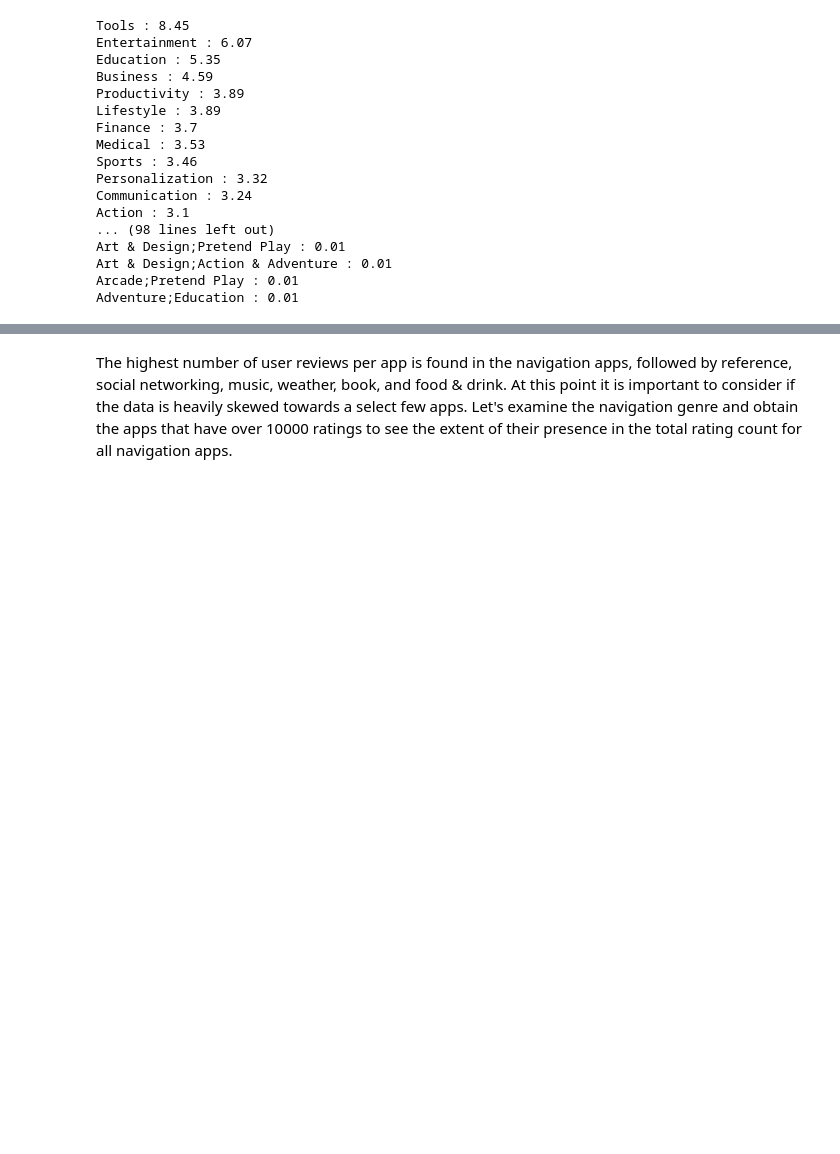
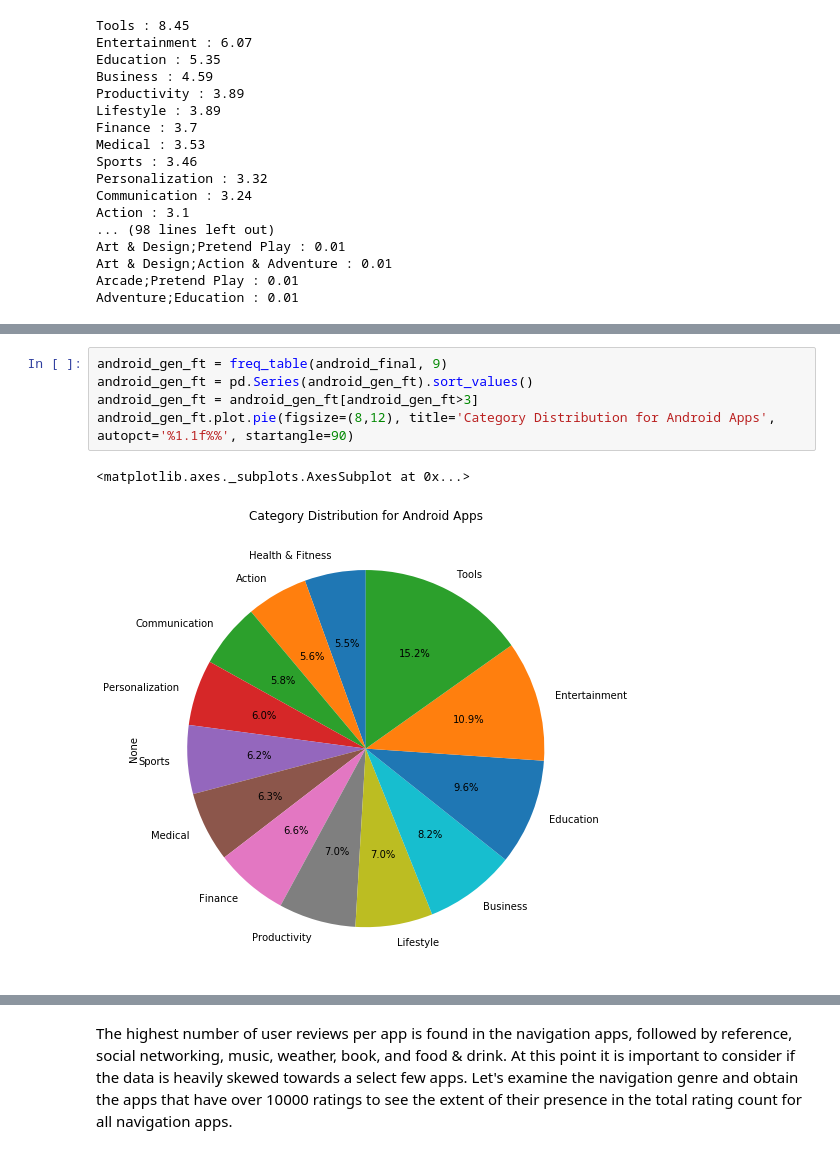
Before and after one commit to MustafaBor/data-projects, a Jupyter notebook: Mobile App Traction/Traction Analysis of Free Mobile Apps.ipynb, the cells around one changed output, grey strips where cells are left out. Drawn from its saved outputs; the diff is of its cells as text; blank space fills up the shorter version.

```diff
--- a/Mobile App Traction/Traction Analysis of Free Mobile Apps.ipynb
+++ b/Mobile App Traction/Traction Analysis of Free Mobile Apps.ipynb
@@ -434 +486,9 @@ Adventure;Education : 0.01
+# %%
+android_gen_ft = freq_table(android_final, 9)
+android_gen_ft = pd.Series(android_gen_ft).sort_values()
+android_gen_ft = android_gen_ft[android_gen_ft>3]
+android_gen_ft.plot.pie(figsize=(8,12), title='Category Distribution for Android Apps', autopct='%1.1f%%', startangle=90)
+# %% [output]
+<matplotlib.axes._subplots.AxesSubplot at 0x...>
+[figure, added]
 # %% [markdown]
```
Also changed, not shown: parts of 22 cells of this notebook.
